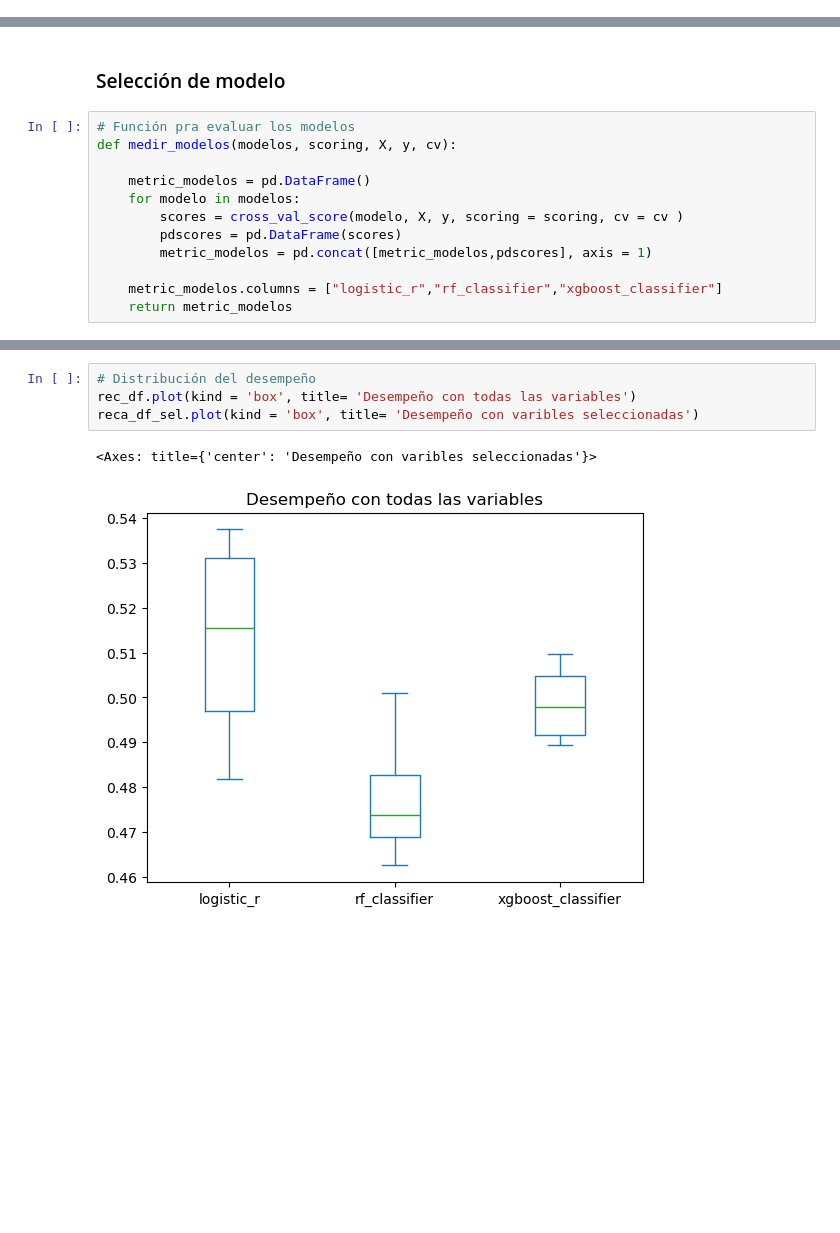
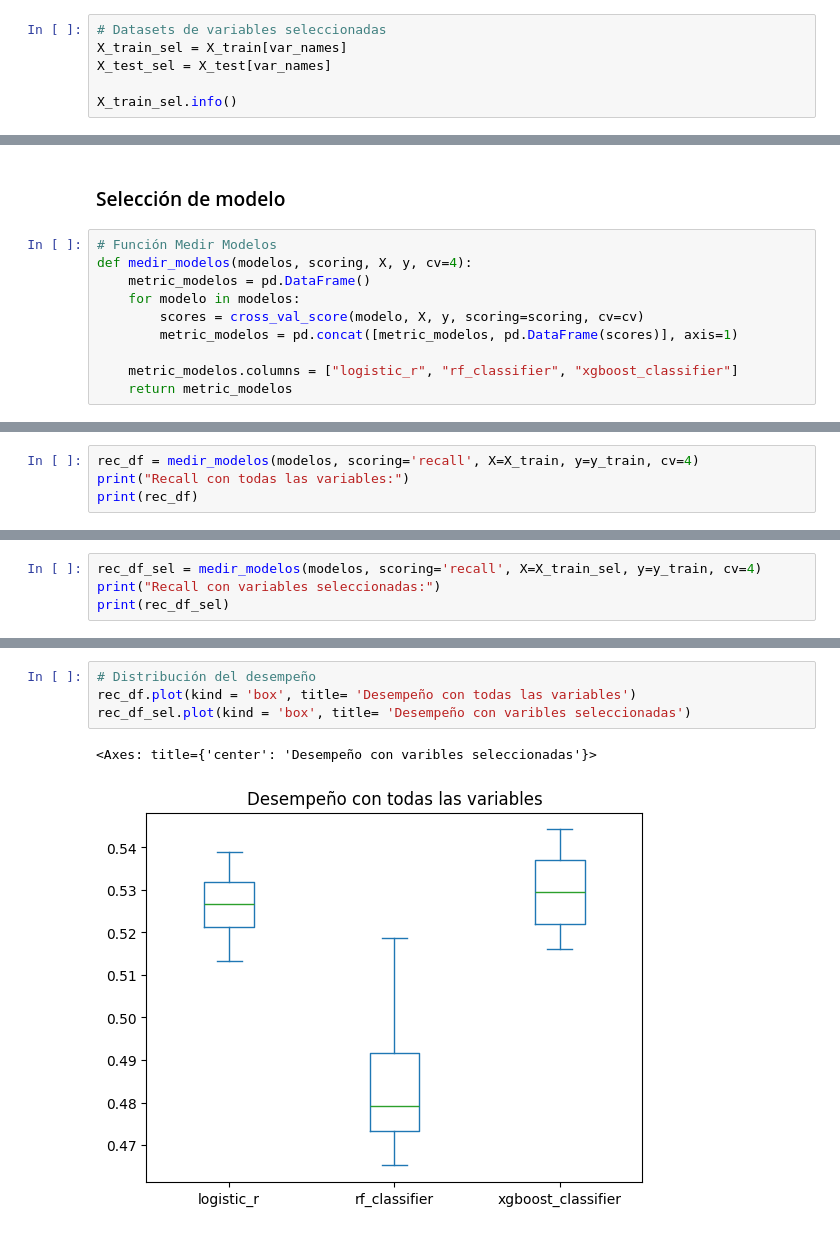
Before and after one commit to andressj1/Prueba-Tecnica, a Jupyter notebook: Prueba_Técnica_Cpocket.ipynb, the cells around one changed output, grey strips where cells are left out. Saved outputs shown, nothing was run; the diff lists cells and outputs as text; blank space fills up the shorter version.

```diff
--- a/Prueba_Técnica_Cpocket.ipynb
+++ b/Prueba_Técnica_Cpocket.ipynb
@@ -504,0 +539,6 @@ memory usage: 329.8 KB
+# %%
+# Datasets de variables seleccionadas
+X_train_sel = X_train[var_names]
+X_test_sel = X_test[var_names]
+
+X_train_sel.info()
@@ -505,14 +559,12 @@ memory usage: 329.8 KB
 # %% [markdown]
 ### Selección de modelo
 # %%
-# Función pra evaluar los modelos
-def medir_modelos(modelos, scoring, X, y, cv):
-
+# Función Medir Modelos
+def medir_modelos(modelos, scoring, X, y, cv=4):
     metric_modelos = pd.DataFrame()
     for modelo in modelos:
-        scores = cross_val_score(modelo, X, y, scoring = scoring, cv = cv )
-        pdscores = pd.DataFrame(scores)
-        metric_modelos = pd.concat([metric_modelos,pdscores], axis = 1)
+        scores = cross_val_score(modelo, X, y, scoring=scoring, cv=cv)
+        metric_modelos = pd.concat([metric_modelos, pd.DataFrame(scores)], axis=1)
 
-    metric_modelos.columns = ["logistic_r","rf_classifier","xgboost_classifier"]
+    metric_modelos.columns = ["logistic_r", "rf_classifier", "xgboost_classifier"]
     return metric_modelos
@@ -538,0 +571,4 @@ reca_df_sel
+# %%
+rec_df = medir_modelos(modelos, scoring='recall', X=X_train, y=y_train, cv=4)
+print("Recall con todas las variables:")
+print(rec_df)
@@ -538,0 +599,4 @@ reca_df_sel
+# %%
+rec_df_sel = medir_modelos(modelos, scoring='recall', X=X_train_sel, y=y_train, cv=4)
+print("Recall con variables seleccionadas:")
+print(rec_df_sel)
@@ -539,7 +624,7 @@ reca_df_sel
 # %%
 # Distribución del desempeño
 rec_df.plot(kind = 'box', title= 'Desempeño con todas las variables')
-reca_df_sel.plot(kind = 'box', title= 'Desempeño con varibles seleccionadas')
+rec_df_sel.plot(kind = 'box', title= 'Desempeño con varibles seleccionadas')
 # %% [output]
 <Axes: title={'center': 'Desempeño con varibles seleccionadas'}>
-[figure, old version]
+[figure, new version]
```
Also changed, not shown: parts of 86 cells of this notebook, 4 other files.
